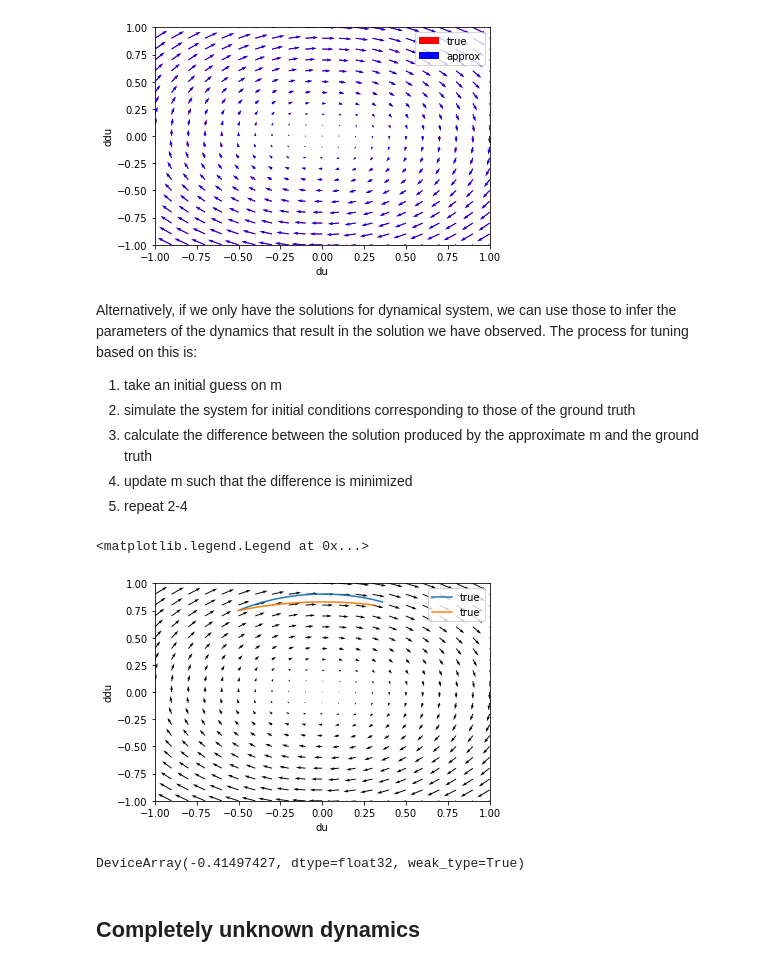
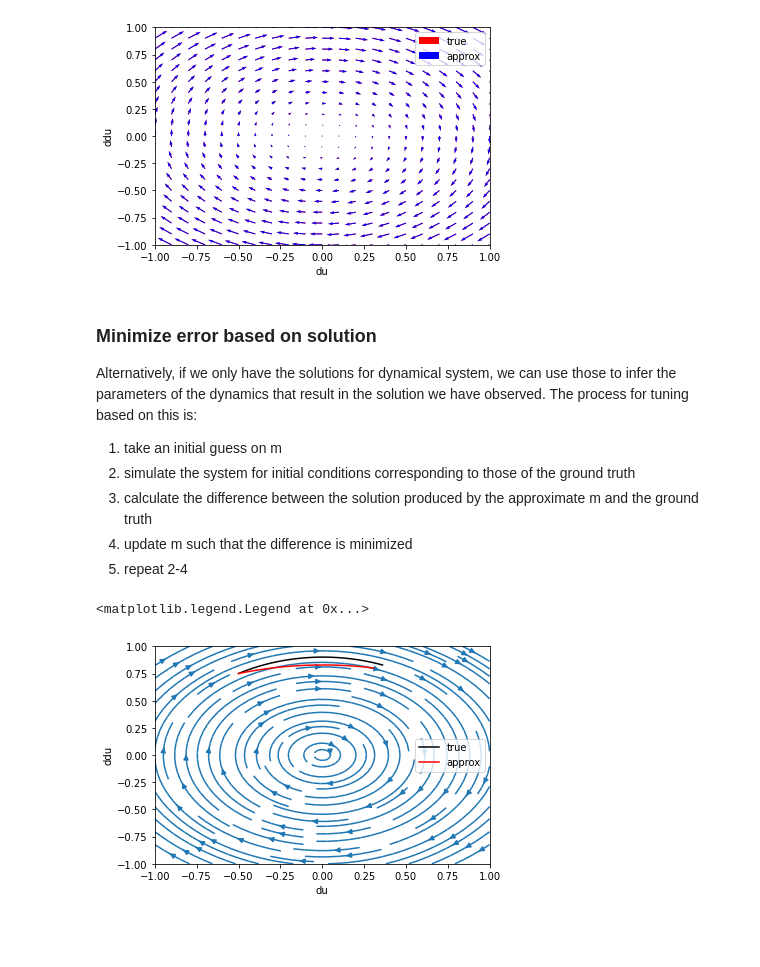
Before and after one commit to clegaard/ml_dynamical_systems_presentation, a Jupyter notebook: odes.ipynb, the cells around one changed output. Saved outputs shown, nothing was run; the diff lists cells and outputs as text; code cells hidden in the pictures; blank space fills up the shorter version.

Commit message:
Add images

```diff
--- a/odes.ipynb
+++ b/odes.ipynb
@@ -25,13 +33,12 @@ y_max = 1.0
 dx = 0.1
 dy = 0.1
 
-def f(t,y):
-    u, du = y
-    ddu = -(g/m)*np.sin(u)
+def f(u, du):
+    ddu = -(g/m)*jnp.sin(u)
     return du, ddu
 
 x, y = np.meshgrid(np.arange(x_min,x_max+dx,dx), np.arange(y_min, y_max+dy,dy))
-du,ddu = f(None,(x,y))
+du,ddu = f(x,y)
 
 fig, ax = plt.subplots()
 plt.quiver(x,y,du,ddu, scale_units="xy",angles="xy")
@@ -39,6 +46,14 @@ plt.xlabel("du")
 plt.ylabel("ddu")
 ax.set_xlim(x_min,x_max)
 ax.set_ylim(y_min,y_max)
+
+
+fig, ax = plt.subplots()
+plt.streamplot(x,y,du,ddu)
+plt.xlabel("du")
+plt.ylabel("ddu")
+ax.set_xlim(x_min,x_max)
+ax.set_ylim(y_min,y_max)
 # %% [output]
 (-1.0, 1.0)
 [figure]
@@ -194,6 +214,7 @@ print(f"value of m estimated to {m_approx}, true value is {m_true}")
 value of m estimated to 1.0000056028366089, true value is 1.0
 [figure]
 # %% [markdown]
+### Minimize error based on solution
 Alternatively, if we only have the solutions for dynamical system, we can use those to infer the parameters of the dynamics that result in the solution we have observed.
 The process for tuning based on this is:
 1. take an initial guess on m
@@ -206,40 +227,34 @@ m_approx = 2.0
 dt = 0.01
 t_eval = jnp.arange(0.0, 1.0+dt, dt)
 
 
 def simulate(u,du,m):
 
     U = [u]
     dU = [du]
 
     for _ in t_eval[:-1]:
         du, ddu = f(u,du,m)
         u = u + dt*du
         du = du + dt*ddu
         U.append(u)
         dU.append(du)
 
     return U, dU
 
 u_true, du_true = simulate(*y0,m_true)
 u_approx, du_approx = simulate(*y0,m_approx)
 du, ddu = f(x, y, m_true)
 
 fig, ax = plt.subplots()
-ax.quiver(x,y,du,ddu, scale_units="xy",angles="xy")
+ax.streamplot(x,y,du,ddu)
 ax.set_xlabel("du")
 ax.set_ylabel("ddu")
-ax.plot(u_true,du_true,label="true")
-ax.plot(u_approx,du_approx,label="true")
+ax.plot(u_true,du_true,label="true",color="black")
+ax.plot(u_approx,du_approx,label="approx",color="red")
 ax.set_xlim(x_min,x_max)
 ax.set_ylim(y_min,y_max)
 ax.legend()
 # %% [output]
 <matplotlib.legend.Legend at 0x...>
-[figure, old version]
+[figure, new version]
-# %%
-u_true[11]
-# %% [output]
-DeviceArray(-0.41497427, dtype=float32, weak_type=True)
-# %% [markdown]
-## Completely unknown dynamics
```
Also changed, not shown: parts of 21 cells of this notebook, 5 other files.
